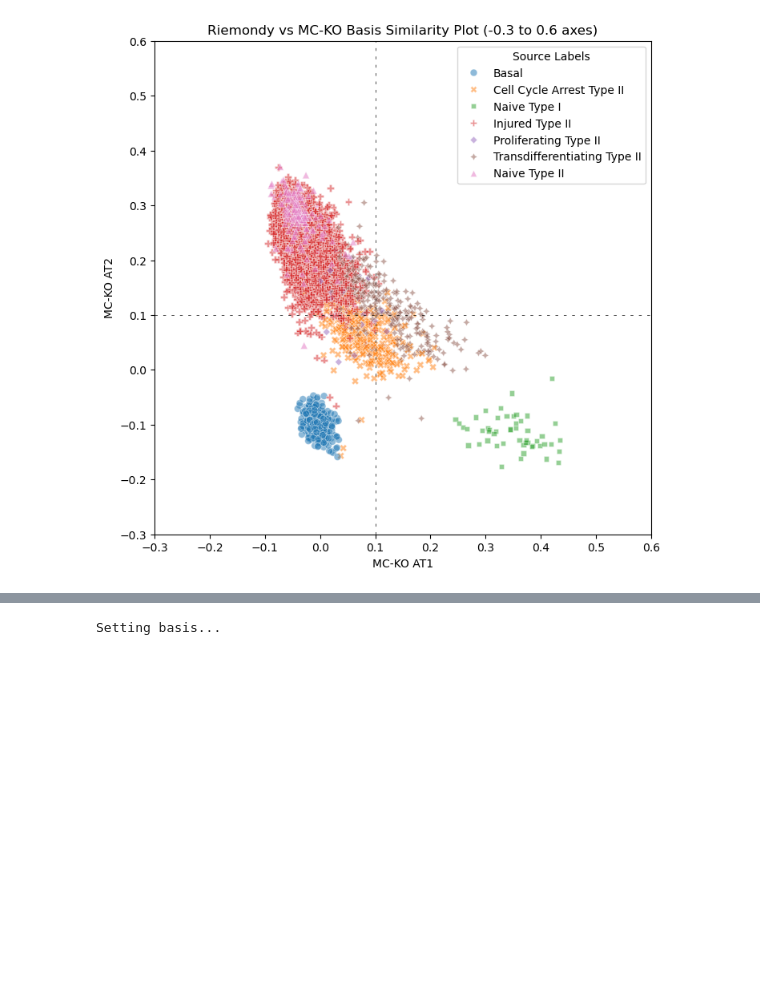
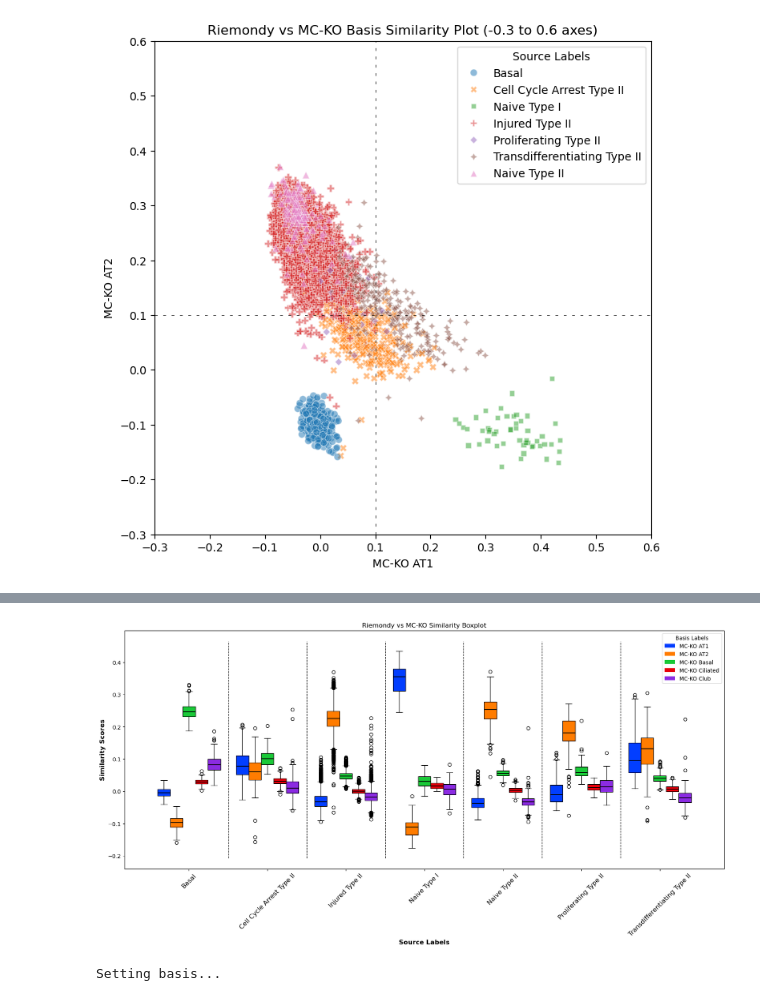
Before and after one commit to EitanVilker/Transdifferentiating-AT2, a Jupyter notebook: scTOP Vignette 1- Basics.ipynb, the cells around one changed output, grey strips where cells are left out. Saved outputs shown, nothing was run; the diff lists cells and outputs as text; code cells hidden in the pictures; blank space fills up the shorter version.

```diff
--- a/scTOP_Vignettes.ipynb
+++ b/scTOP Vignette 1- Basics.ipynb
@@ -232,3 +159,18 @@ Done!
+# %%
+# That was quite cluttered! It can help a lot to specify which features you are interested in for the source and basis
+riemondyKept = riemondyObj.toKeep
+basisKept = ['MC-KO AT1', 'MC-KO AT2', 'MC-KO Basal', "MC-KO Ciliated", "MC-KO Club"]
+# Let's be careful to specify which projections we mean this time, as an scTOP object can have more than one set
+riemondySimilarityMap = SimilarityHelper.getMatchingProjections(riemondyObj, projections=riemondyObj.projections["MC-KO"], basisKeep=basisKept, sourceKeep=riemondyKept)
+
+# Second step: Set basic parameters like plot size and title and generate boxplot
+fig, ax = plt.subplots(figsize=(20, 8))
+plt.title("Riemondy vs MC-KO Similarity Boxplot")
+SimilarityHelper.similarityBoxplot(ax, riemondySimilarityMap)
+# plt.savefig('/Your/Path/Here.png')
+plt.show()
+# %% [output]
+[figure, added]
 # %%
 strunzObj.setBasis()
 strunzObj.basis.corr()
```
Also changed, not shown: parts of 24 cells of this notebook, 3 other files.
